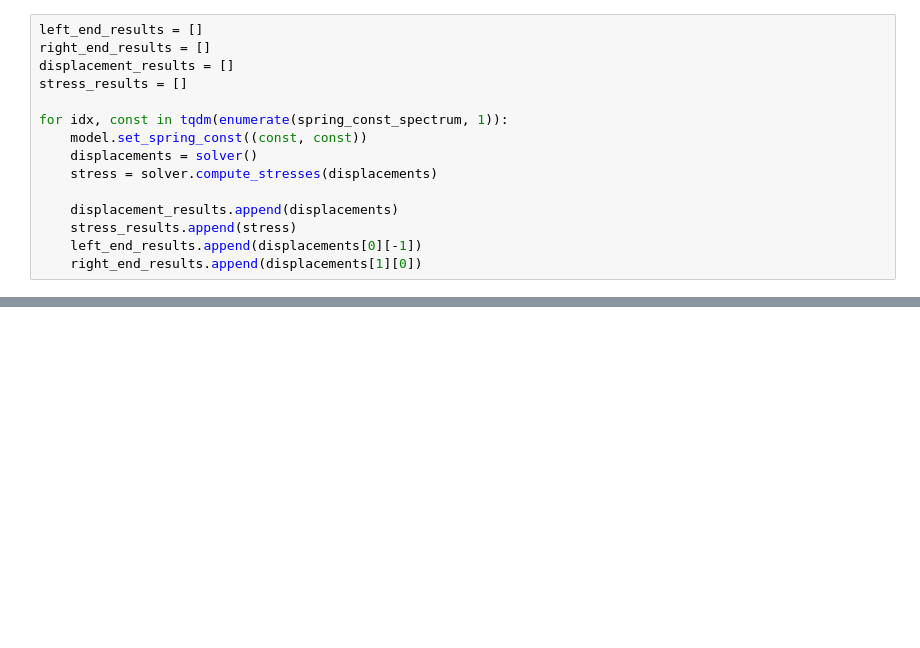
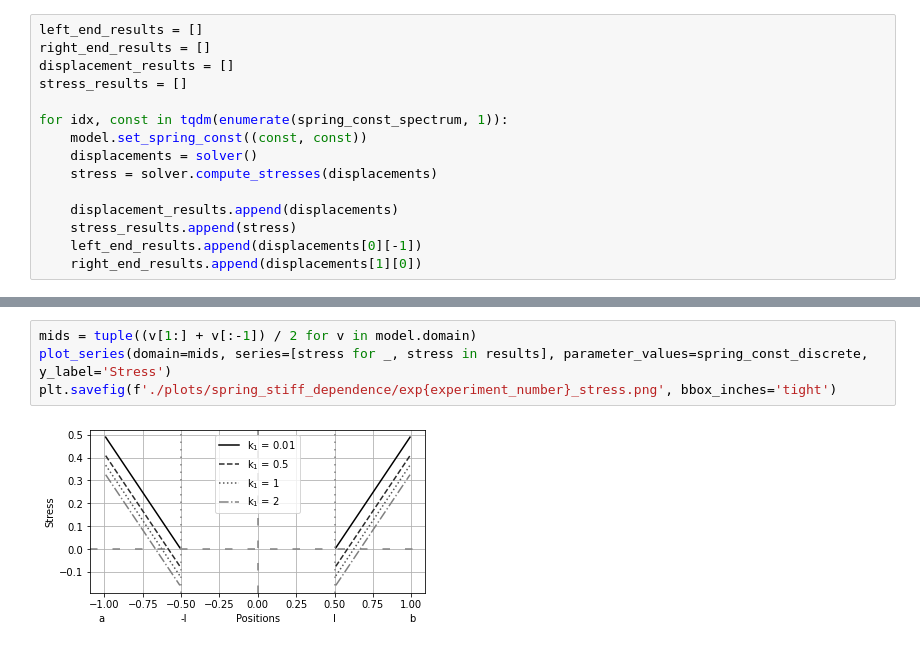
Before and after one commit to KOS-UJ/Spring-Rods-System-Approximation, a Jupyter notebook: experiments/reaction_on_spring_stiffness.ipynb, the cells around one changed output, grey strips where cells are left out. Drawn from its saved outputs; the diff is of its cells as text; blank space fills up the shorter version.

```diff
--- a/experiments/reaction_on_spring_stiffness.ipynb
+++ b/experiments/reaction_on_spring_stiffness.ipynb
@@ -193,0 +220,6 @@ No artists with labels found to put in legend.  Note that artists whose label st
+# %%
+mids = tuple((v[1:] + v[:-1]) / 2 for v in model.domain)
+plot_series(domain=mids, series=[stress for _, stress in results], parameter_values=spring_const_discrete, y_label='Stress')
+plt.savefig(f'./plots/spring_stiff_dependence/exp{experiment_number}_stress.png', bbox_inches='tight')
+# %% [output]
+[figure, added]
```
Also changed, not shown: parts of 11 cells of this notebook.
